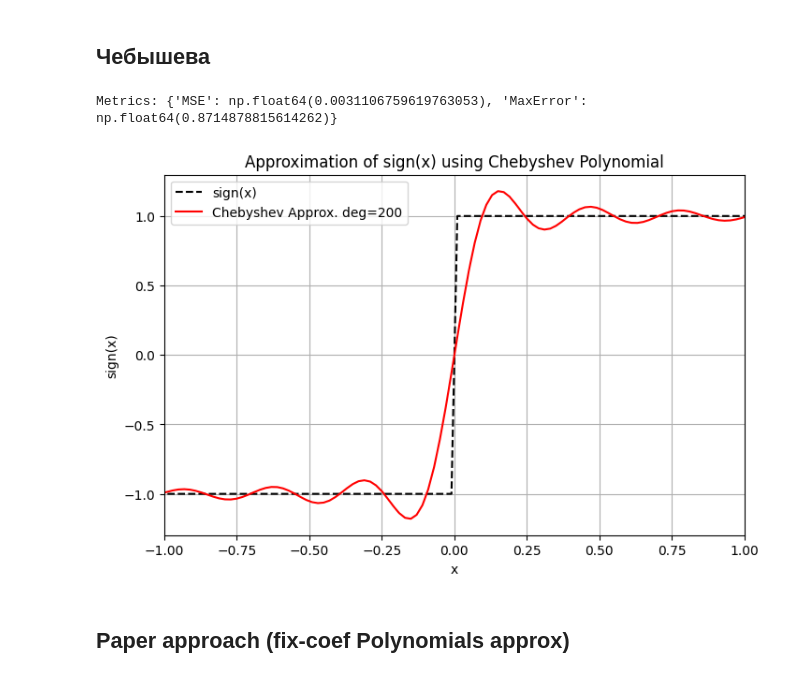
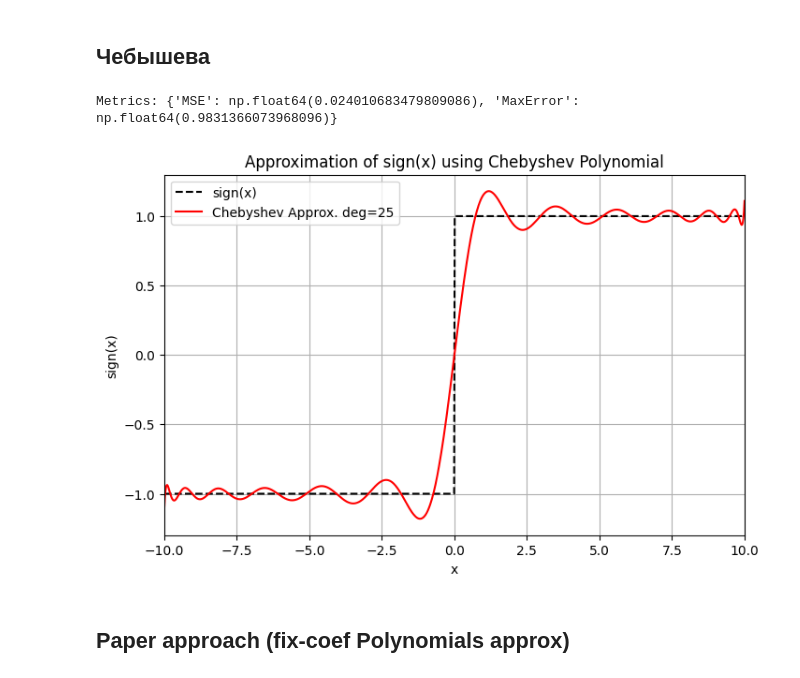
Before and after one commit to Siro-org/fhe-bert-tiny-for-gep, a Jupyter notebook: research-notebooks/sign_approx.ipynb, the cells around one changed output. Drawn from its saved outputs; the diff is of its cells as text; code cells hidden in the pictures.

```diff
--- a/research-notebooks/sign_approx.ipynb
+++ b/research-notebooks/sign_approx.ipynb
@@ -70,7 +70,7 @@ def approximation_metrics(y_true, y_pred):
     return {"MSE": mse, "MaxError": max_err}
 
 # Параметры
-degree = 200  # степень Chebyshev-полинома
+degree = 25  # степень Chebyshev-полинома
 interval = [-10, 10]  # интервал аппроксимации
 
 # Определяем функцию sign(x)
@@ -79,36 +79,36 @@ interval = [-10, 10]  # интервал аппроксимации
 def sign_function(x):
     return np.sign(x)
 # def sign_function(x):
 #     x = np.asarray(x)
 #     return np.where((x > 1.5) | (x < -0.5), 1, 0)
 
 # Строим Chebyshev-полином, аппроксимирующий sign(x)
 # np.polynomial.chebyshev.chebfit работает на [-1,1], поэтому нормализуем вход
 x_fit = np.linspace(interval[0], interval[1], 1000)
 y_fit = sign_function(x_fit)
 
 cheb_coeffs = Chebyshev.fit(x_fit, y_fit, deg=degree, domain=interval)
 y_approx = cheb_coeffs(x_fit)
 
 # Метрики
 y_true = sign_function(x_fit)
 metrics = approximation_metrics(y_true, y_approx)
 print(f"Metrics: {metrics}")
 
 # Визуализация
 plt.figure(figsize=(8,5))
 plt.plot(x_fit, y_true, label='sign(x)', color='black', linestyle='--')
 plt.plot(x_fit, y_approx, label=f'Chebyshev Approx. deg={degree}', color='red')
 plt.title('Approximation of sign(x) using Chebyshev Polynomial')
 plt.xlabel('x')
 plt.ylabel('sign(x)')
 plt.grid(True)
-plt.xlim(-2, 2)
+plt.xlim(-10, 10)
 plt.legend()
 plt.show()
 # %% [output]
-Metrics: {'MSE': np.float64(0.0031106759619763053), 'MaxError': np.float64(0.8714878815614262)}
+Metrics: {'MSE': np.float64(0.024010683479809086), 'MaxError': np.float64(0.9831366073968096)}
-[figure, old version]
+[figure, new version]
 # %% [markdown]
 ## Paper approach (fix-coef Polynomials approx)
 # %%
```
Also changed, not shown: 17 other files.
